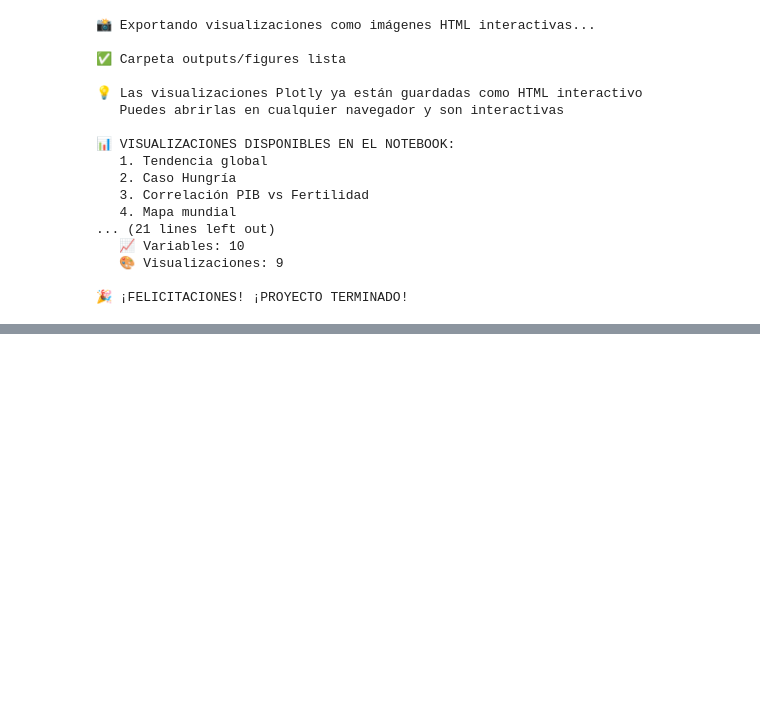
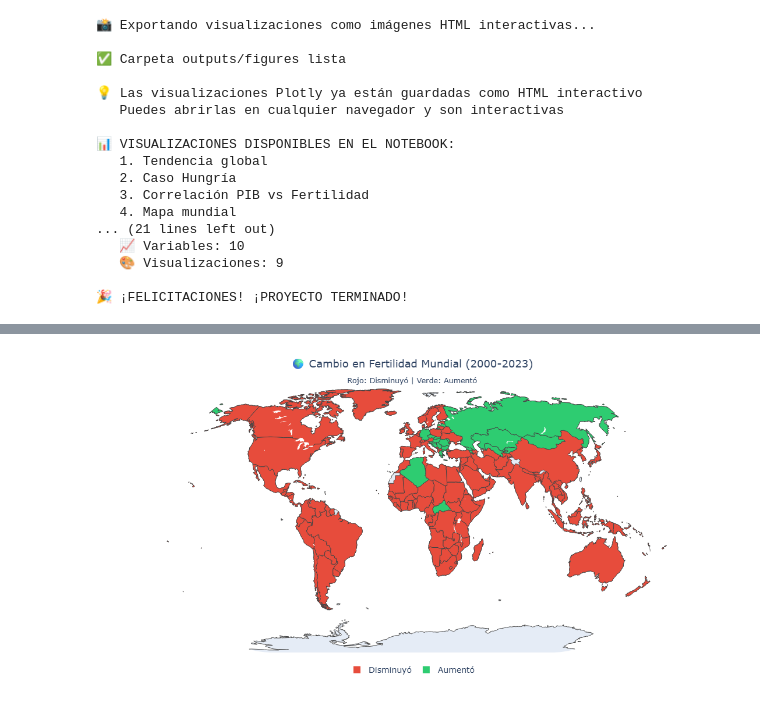
Before and after one commit to JavierGuerra13/analisis-natalidad-mundial, a Jupyter notebook: notebooks/02_data_cleaning.ipynb, the cells around one changed output, grey strips where cells are left out. Saved outputs shown, nothing was run; the diff lists cells and outputs as text; code cells hidden in the pictures; blank space fills up the shorter version.

Commit message:
Actualización: nuevos análisis, limpieza de archivos temporales, agregadas imágenes

```diff
--- a/notebooks/02_data_cleaning.ipynb
+++ b/notebooks/02_data_cleaning.ipynb
@@ -1049,0 +1620,82 @@ print("\n🎉 ¡FELICITACIONES! ¡PROYECTO TERMINADO!")
+# %%
+import plotly.express as px
+import pandas as pd
+
+# Usar los datos de cambios que ya calculamos
+# (del análisis de mayor caída que hicimos antes)
+
+# Si no lo tienes, calculamos de nuevo:
+data_2000 = master[master['year'] == 2000][['country', 'fertility']].rename(columns={'fertility': 'fert_2000'})
+data_2023 = master[master['year'] == 2023][['country', 'fertility']].rename(columns={'fertility': 'fert_2023'})
+
+cambios = data_2000.merge(data_2023, on='country')
+cambios = cambios.dropna()
+cambios['cambio_absoluto'] = cambios['fert_2023'] - cambios['fert_2000']
+cambios['cambio_porcentual'] = ((cambios['fert_2023'] - cambios['fert_2000']) / cambios['fert_2000']) * 100
+
+# Clasificar países
+cambios['categoria'] = cambios['cambio_absoluto'].apply(
+    lambda x: 'Aumentó' if x > 0 else 'Disminuyó' if x < 0 else 'Sin cambio'
+)
+
+# Mapa coroplético
+fig = px.choropleth(
+    cambios,
+    locations='country',
+    locationmode='ISO-3',
+    color='categoria',
+    color_discrete_map={
+        'Disminuyó': '#e74c3c',    # Rojo
+        'Aumentó': '#2ecc71',       # Verde
+        'Sin cambio': '#95a5a6'     # Gris
+    },
+    hover_name='country',
+    hover_data={
+        'country': False,
+        'fert_2000': ':.2f',
+        'fert_2023': ':.2f',
+        'cambio_absoluto': ':.2f',
+        'categoria': True
+    },
+    labels={
+        'fert_2000': 'Fertilidad 2000',
+        'fert_2023': 'Fertilidad 2023',
+        'cambio_absoluto': 'Cambio',
+        'categoria': 'Tendencia'
+    }
+)
+
+fig.update_layout(
+    title={
+        'text': '🌍 Cambio en Fertilidad Mundial (2000-2023)<br><sub>Rojo: Disminuyó | Verde: Aumentó</sub>',
+        'x': 0.5,
+        'xanchor': 'center',
+        'font': {'size': 18}
+    },
+    geo=dict(
+        showframe=False,
+        showcoastlines=True,
+        projection_type='natural earth',
+        bgcolor='rgba(0,0,0,0)'
+    ),
+    height=600,
+    legend=dict(
+        title='',
+        orientation='h',
+        yanchor='bottom',
+        y=-0.1,
+        xanchor='center',
+        x=0.5,
+        font=dict(size=14)
+    )
+)
+
+fig.show()
+
+# Mostrar estadísticas
+print("\n📊 RESUMEN:")
+print(f"Total países: {len(cambios)}")
+print(f"🔴 Disminuyeron: {len(cambios[cambios['categoria']=='Disminuyó'])} ({len(cambios[cambios['categoria']=='Disminuyó'])/len(cambios)*100:.1f}%)")
+print(f"🟢 Aumentaron: {len(cambios[cambios['categoria']=='Aumentó'])} ({len(cambios[cambios['categoria']=='Aumentó'])/len(cambios)*100:.1f}%)")
+# %% [output]
+[figure, added]
```
Also changed, not shown: parts of 10 cells of this notebook, 11 other files.
